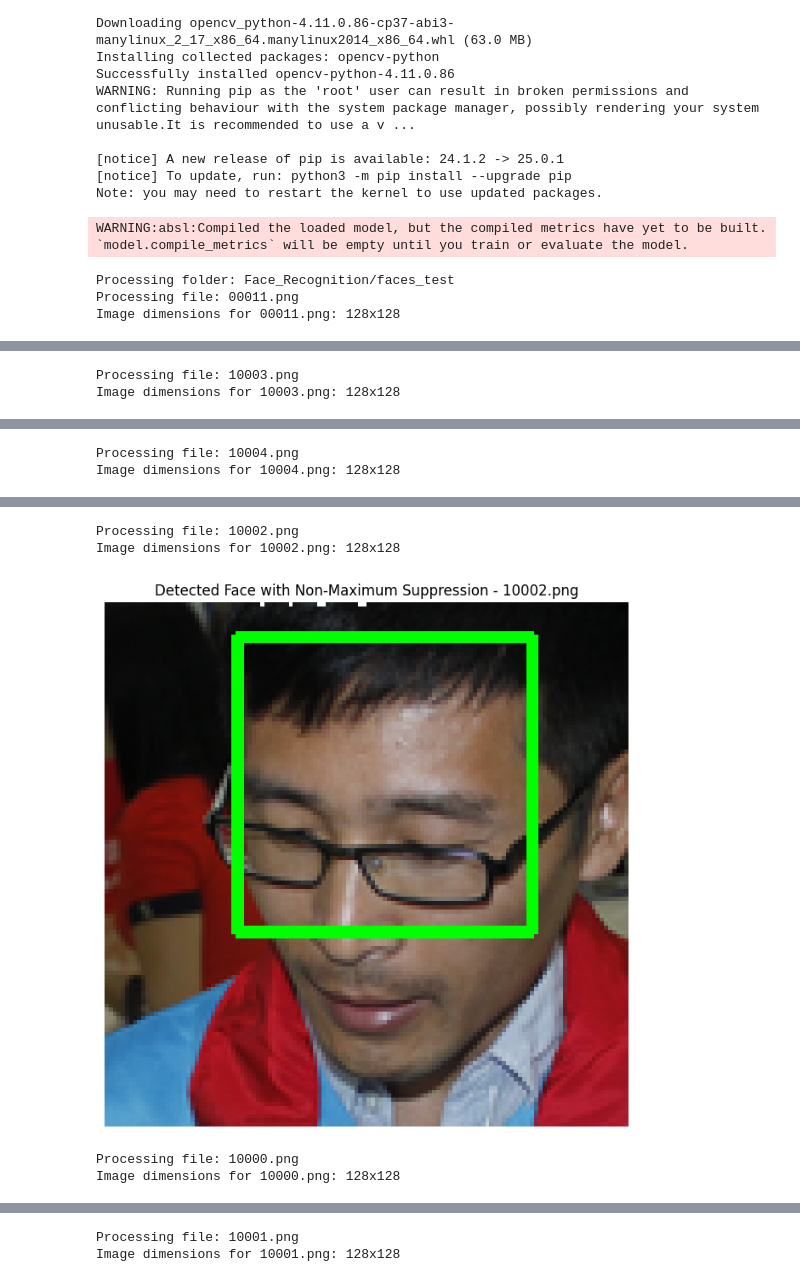
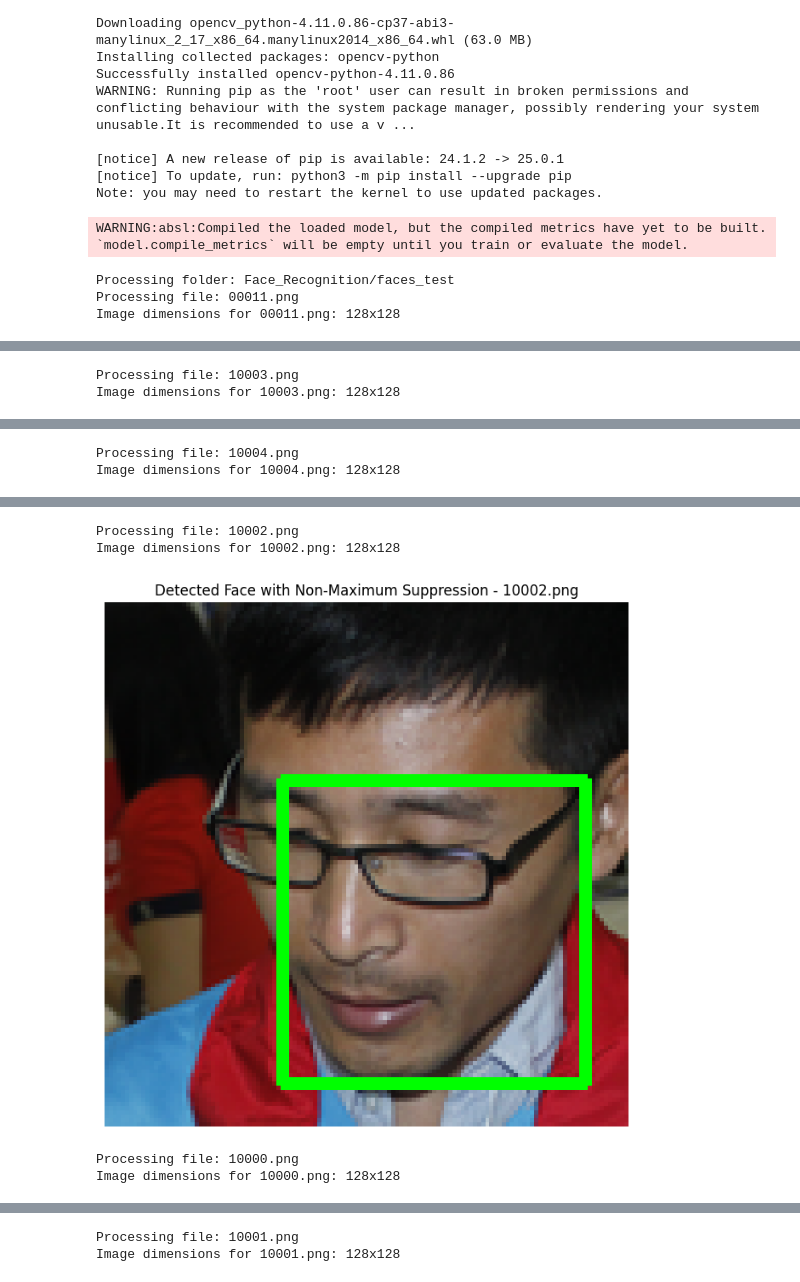
Before and after one commit to Sali-Almurshidi/DeepLearning, a Jupyter notebook: dl_model.ipynb, the cells around one changed output, grey strips where cells are left out. Drawn from its saved outputs; the diff is of its cells as text; code cells hidden in the pictures.

```diff
--- a/dl_model.ipynb
+++ b/dl_model.ipynb
@@ -200,8 +200,8 @@ model = load_model('face_classifier_model.h5')
 
 test_folder = 'Face_Recognition/faces_test'
 
-window_size = 128  # De grote van de box
-stride = 32        # In hoeveel stappen scannen
+window_size = 64  # De grote van de box
+stride = 16        # In hoeveel stappen scannen
 threshold = 0.9   # Lowered threshold to detect more faces
 
 # Non-Maximum Suppression (NMS)
@@ -302,6 +302,7 @@ for filename in os.listdir(test_folder):
 
         # De NMS functie toepassen om te bepalen welke boxen er overblijven
         keep_indices = non_max_suppression(boxes, scores, iou_threshold=0.8)
+        final_boxes = [boxes[i] for i in keep_indices]
         final_scores = [scores[i] for i in keep_indices]
 
         # De boxen die overblijven uittekenen
@@ -309,7 +310,7 @@ for filename in os.listdir(test_folder):
             x1, y1, x2, y2 = box
 
             # Schaling boxes
-            margin = 20  # pixels
+            margin = 5  # pixels
             x1 = max(x1 - margin, 0)
             y1 = max(y1 - margin, 0)
             x2 = min(x2 + margin, original_image_rgb.shape[1])
@@ -317,8 +318,8 @@ for filename in os.listdir(test_folder):
             # Groene box tekenen
             cv2.rectangle(original_image_rgb, (x1, y1), (x2, y2), (0, 255, 0), 2)
             # Score in de box zetten
-            cv2.putText(original_image_rgb, f"{score:.2f}", (x1, max(y1 - 10, 0)),
-                        cv2.FONT_HERSHEY_SIMPLEX, 0.5, (255, 255, 255), 1)
+            #cv2.putText(original_image_rgb, f"{score:.2f}", (x1, max(y1 - 10, 0)),
+                        #cv2.FONT_HERSHEY_SIMPLEX, 0.5, (255, 255, 255), 1)
 
         # Afbeelding tonen met de boxen
         plt.figure(figsize=(8, 8))
@@ -341,5 +342,5 @@ Image dimensions for 10004.png: 128x128
 Processing file: 10002.png
 Image dimensions for 10002.png: 128x128
-[figure, old version]
+[figure, new version]
 Processing file: 10000.png
 Image dimensions for 10000.png: 128x128
```
Also changed, not shown: parts of 1 cell of this notebook.
